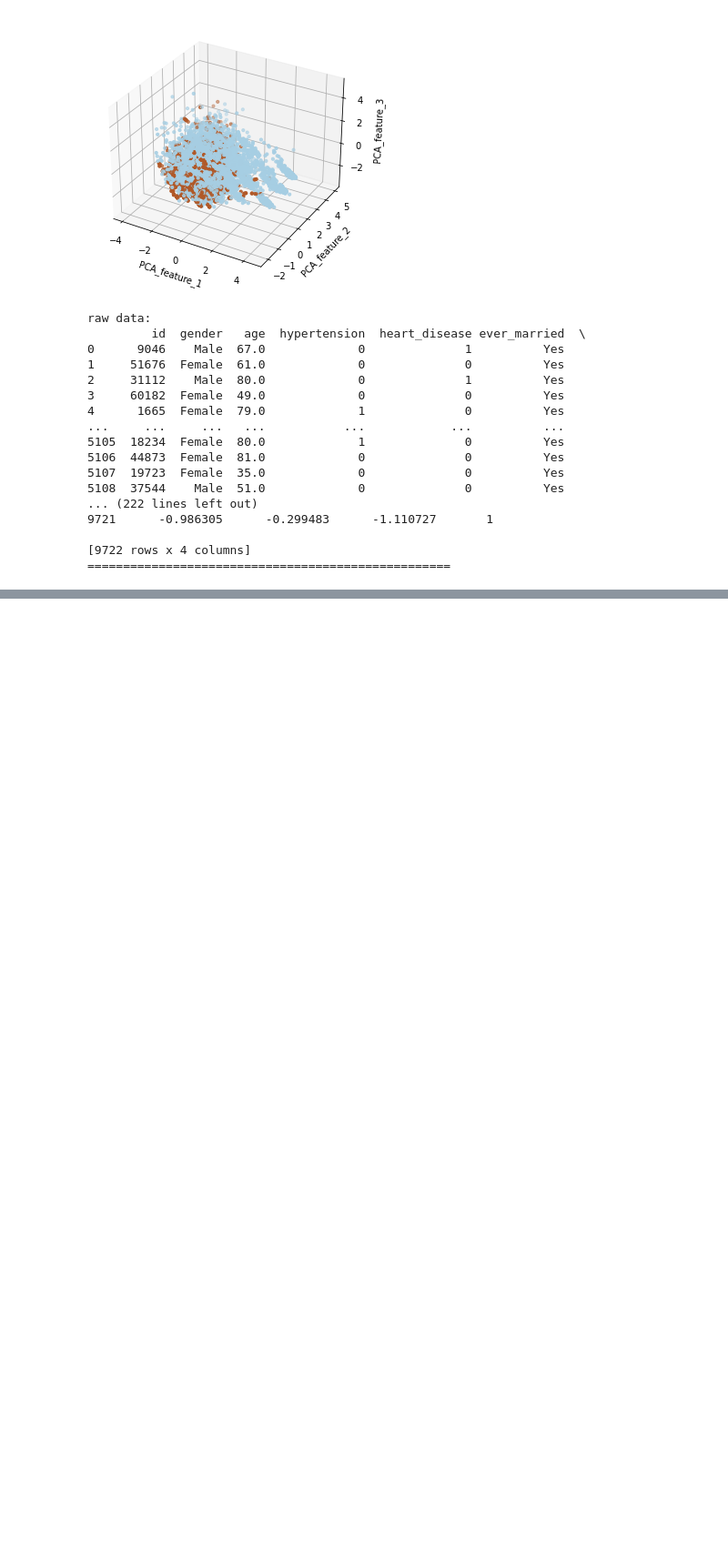
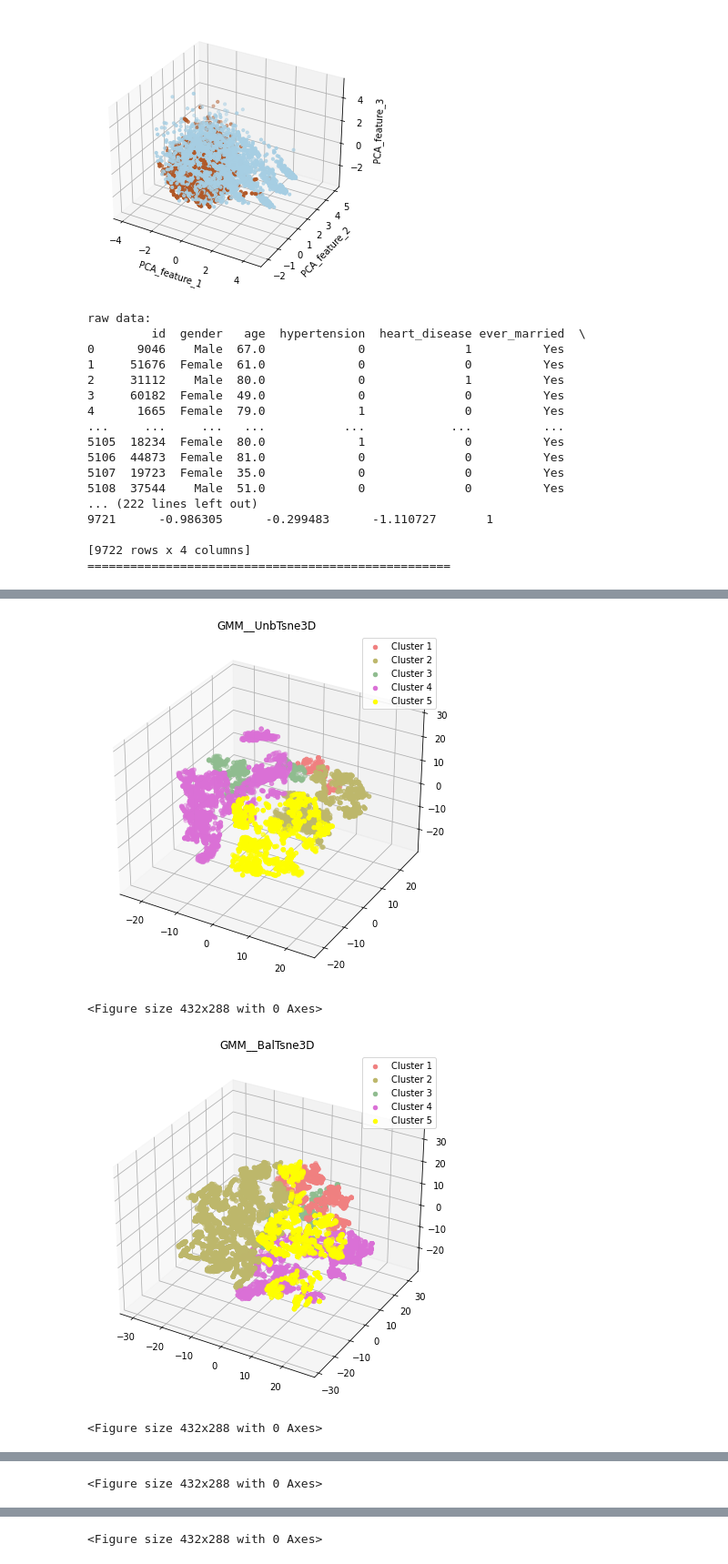
Before and after one commit to AnnaMGardner/CS4641Project, a Jupyter notebook: GMM.ipynb, the cells around one changed output, grey strips where cells are left out. Shown at 91% size. Cells and saved outputs as stored; diff of their text form; code cells hidden in the pictures; blank space fills up the shorter version.

```diff
--- a/GMM.ipynb
+++ b/GMM.ipynb
@@ -348,0 +637,37 @@ sns.scatterplot(data=data,
+# %%
+# Unbalanced 3DTSNE data GMM
+gamma, (pi, mu, sigma) = GMM(dfUnbTsne3D_np, K=optimal_clusters, max_iters=10)()
+cluster_ids = np.argmax(gamma, axis=1)
+centers = mu
+cluster_ids = cluster_ids.reshape((5110,1))
+data_gmm_iteration = np.concatenate((dfUnbTsne3D_np, cluster_ids), axis=1)
+plot_3Ddata(data_gmm_iteration,"GMM__UnbTsne3D")
+
+# Balanced 3DTSNE data GMM
+gamma, (pi, mu, sigma) = GMM(dfBalTsne3D_np, K=optimal_clusters, max_iters=10)()
+cluster_ids = np.argmax(gamma, axis=1)
+centers = mu
+cluster_ids = cluster_ids.reshape((9722,1))
+data_gmm_iteration = np.concatenate((dfBalTsne3D_np, cluster_ids), axis=1)
+plot_3Ddata(data_gmm_iteration,"GMM__BalTsne3D")
+
+# Unbalanced 3DPCA data GMM
+gamma, (pi, mu, sigma) = GMM(dfUnbPca3D_np, K=optimal_clusters, max_iters=10)()
+cluster_ids = np.argmax(gamma, axis=1)
+centers = mu
+cluster_ids = cluster_ids.reshape((5110,1))
+data_gmm_iteration = np.concatenate((dfUnbPca3D_np, cluster_ids), axis=1)
+plot_3Ddata(data_gmm_iteration,"GMM__UnbPCA3D")
+
+# Balanced 3DPCA data GMM
+gamma, (pi, mu, sigma) = GMM(dfBalPca3D_np, K=optimal_clusters, max_iters=10)()
+cluster_ids = np.argmax(gamma, axis=1)
+centers = mu
+cluster_ids = cluster_ids.reshape((9722,1))
+data_gmm_iteration = np.concatenate((dfBalPca3D_np, cluster_ids), axis=1)
+plot_3Ddata(data_gmm_iteration,"GMM__BalPCA3D")
+# %% [output]
+[figure, added]
+<Figure size 432x288 with 0 Axes>
+[figure, added]
+<Figure size 432x288 with 0 Axes>
@@ -348,0 +675 @@ sns.scatterplot(data=data,
+<Figure size 432x288 with 0 Axes>
@@ -348,0 +677 @@ sns.scatterplot(data=data,
+<Figure size 432x288 with 0 Axes>
```
Also changed, not shown: parts of 10 cells of this notebook.
